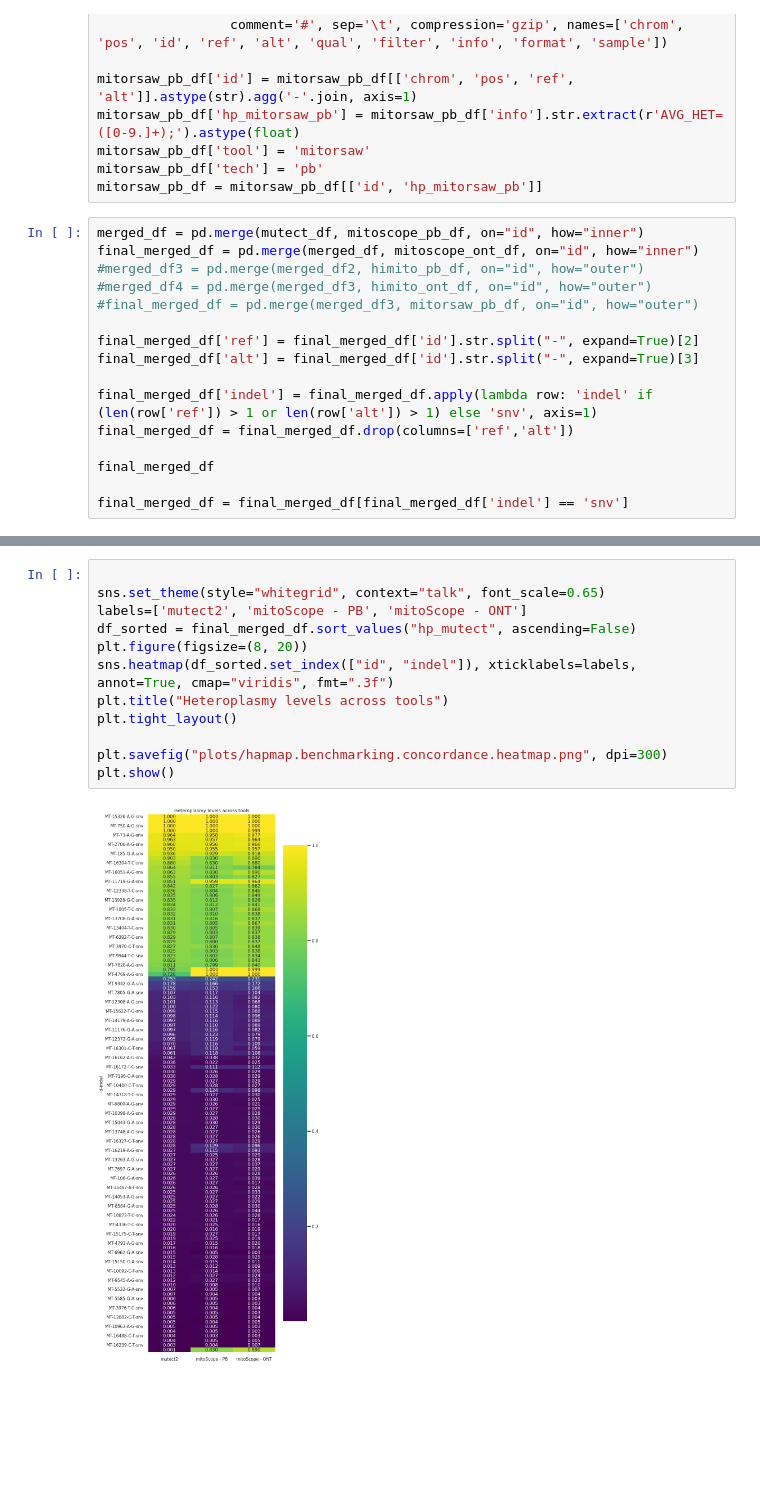
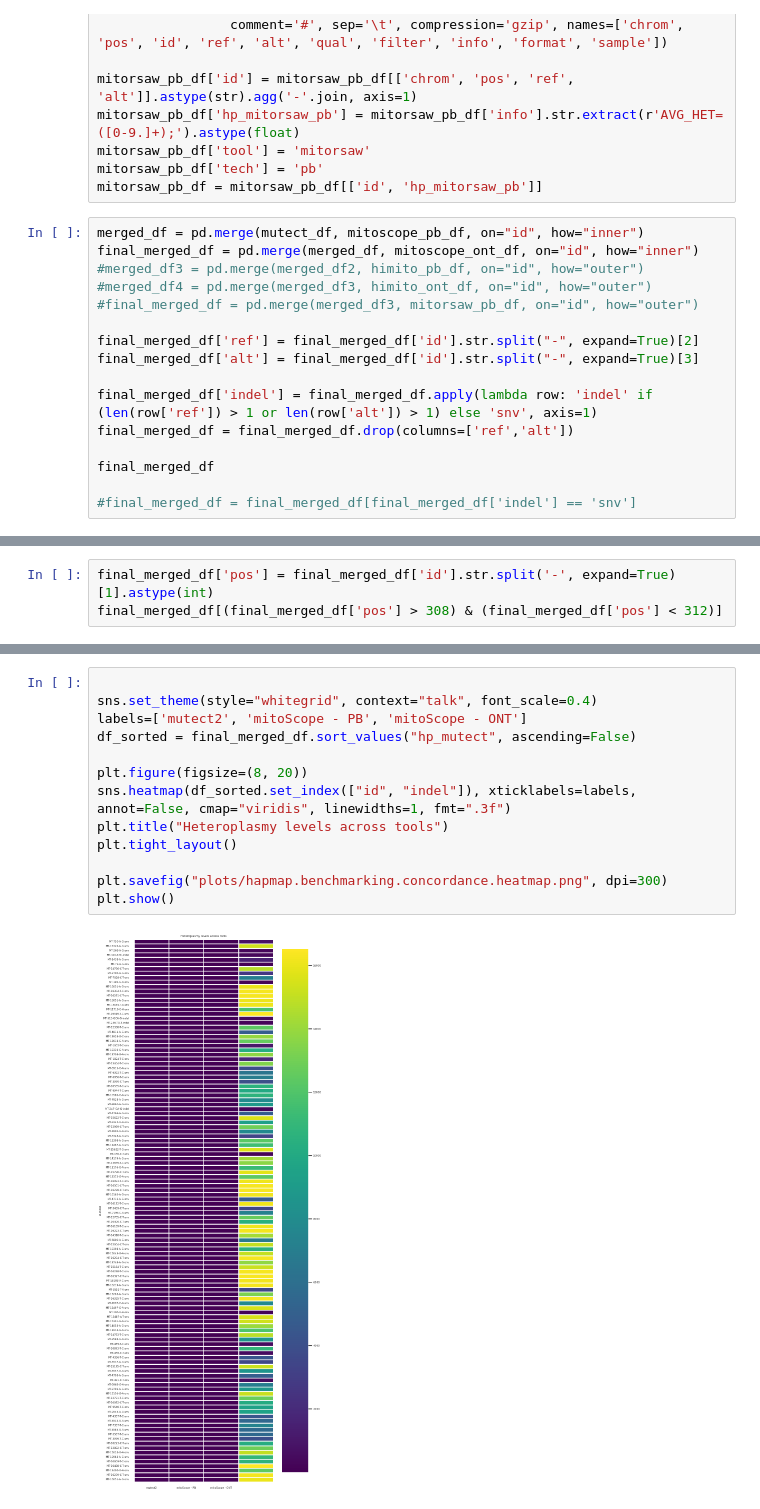
Before and after one commit to czakarian/smaht_mitoscope_analysis, a Jupyter notebook: benchmarking.ipynb, the cells around one changed output, grey strips where cells are left out. Cells and saved outputs as stored; diff of their text form; blank space fills up the shorter version.

```diff
--- a/benchmarking.ipynb
+++ b/benchmarking.ipynb
@@ -245,4 +245,4 @@ final_merged_df = final_merged_df.drop(columns=['ref','alt'])
 
 final_merged_df
 
-final_merged_df = final_merged_df[final_merged_df['indel'] == 'snv']
+#final_merged_df = final_merged_df[final_merged_df['indel'] == 'snv']
@@ -313,0 +329,3 @@ plt.show()
+# %%
+final_merged_df['pos'] = final_merged_df['id'].str.split('-', expand=True)[1].astype(int)
+final_merged_df[(final_merged_df['pos'] > 308) & (final_merged_df['pos'] < 312)]
@@ -314,14 +335,15 @@ plt.show()
 # %%
 
-sns.set_theme(style="whitegrid", context="talk", font_scale=0.65)
+sns.set_theme(style="whitegrid", context="talk", font_scale=0.4)
 labels=['mutect2', 'mitoScope - PB', 'mitoScope - ONT']
 df_sorted = final_merged_df.sort_values("hp_mutect", ascending=False)
+
 plt.figure(figsize=(8, 20))
-sns.heatmap(df_sorted.set_index(["id", "indel"]), xticklabels=labels, annot=True, cmap="viridis", fmt=".3f")
+sns.heatmap(df_sorted.set_index(["id", "indel"]), xticklabels=labels, annot=False, cmap="viridis", linewidths=1, fmt=".3f")
 plt.title("Heteroplasmy levels across tools")
 plt.tight_layout()
 
 plt.savefig("plots/hapmap.benchmarking.concordance.heatmap.png", dpi=300)
 plt.show()
 # %% [output]
-[figure, old version]
+[figure, new version]
```
Also changed, not shown: parts of 9 cells of this notebook, 39 other files.
